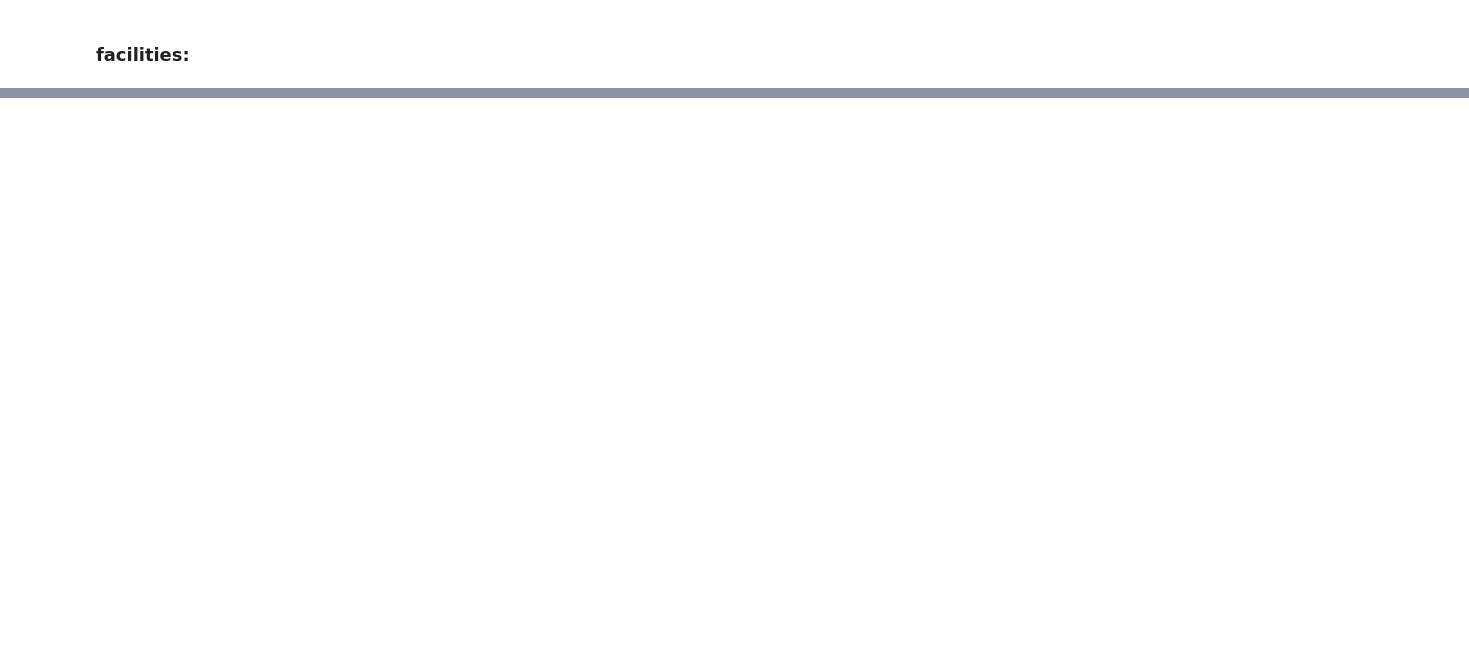
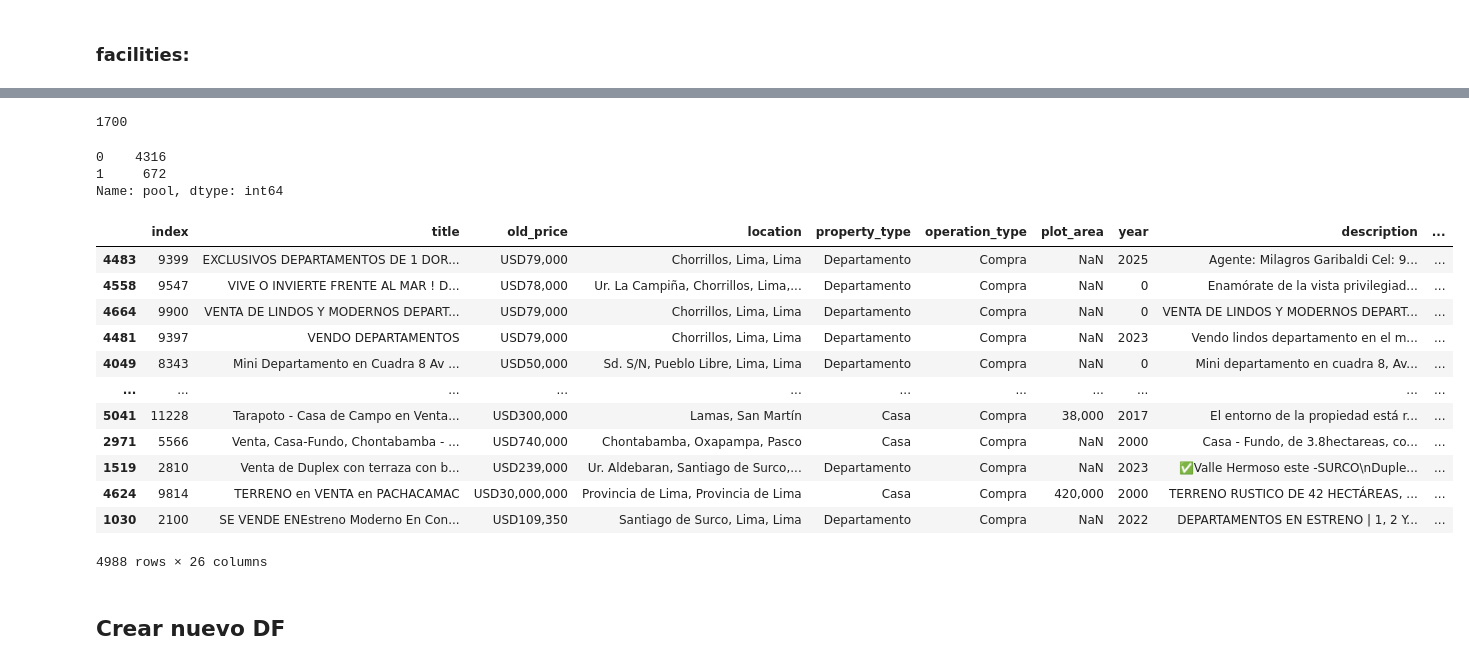
Before and after one commit to HugoGT/Vibi_model, a Jupyter notebook: ETL/mitula_ETL.ipynb, the cells around one changed output, grey strips where cells are left out. Cells and saved outputs as stored; diff of their text form; code cells hidden in the pictures; blank space fills up the shorter version.

```diff
--- a/ETL/mitula_ETL.ipynb
+++ b/ETL/mitula_ETL.ipynb
@@ -276,5 +310,5 @@ def process_nearby_locations(row):
         return None
 
 # Aplica la función a todas las filas de la columna "nearby_locations" y crea una nueva columna "processed_locations"
-mitula_2["processed_locations"] = mitula_2.apply(process_nearby_locations, axis=1)
+mitula_2["nearby_locations"] = mitula_2.apply(process_nearby_locations, axis=1)
 # %%
@@ -297,7 +329,7 @@ Name: processed_locations, Length: 4936, dtype: object
 # %%
 locations = dict()
 
-for locations_list in mitula_2["processed_locations"]:
+for locations_list in mitula_2["nearby_locations"]:
     if isinstance(locations_list, list):
         for facility in locations_list:
             facility = facility.strip().replace(",", "")
@@ -441,0 +430,56 @@ mitula_3 = mitula_2[['price_USD', 'area_combined', 'rooms',  'baths', 'half_bath
+# %%
+locations['Ascensor']
+# %% [output]
+1700
+# %%
+mitula_2['parking'] = 0
+mitula_2['security'] = 0
+mitula_2['elevator'] = 0
+mitula_2['rest_area'] = 0
+mitula_2['pool'] = 0
+
+# Definir las palabras clave
+keywords = {
+    'parking': r'Estacionamiento',
+    'security': r'Seguridad|Alarma',
+    'elevator': r'Ascensor',
+    'rest_area': r'Balcón|Terraza|Caseta de vigilancia|Jardín|Patio',
+    'pool': r'Jacuzzi|Piscina'
+}
+
+
+# Iterar a través de las filas y asignar 1 si la palabra clave está presente
+for index, row in mitula_2.iterrows():
+    locations = row['facilities']
+    if isinstance(locations, list):
+        locations = ', '.join(locations)
+    for col, keyword in keywords.items():
+        if re.search(keyword, locations):
+            mitula_2.at[index, col] = 1
+# %%
+mitula_2["pool"].value_counts()
+# %% [output]
+0    4316
+1     672
+Name: pool, dtype: int64
+# %%
+#Quedó un area mal colocada
+mitula_2.loc[329, "area"] = 85
+# %%
+mitula_2.sort_values(by= "area")
+# %% [output]
+|  | index | title | old_price | location | property_type | operation_type | plot_area | year | description | ... |
+| 4483 | 9399 | EXCLUSIVOS DEPARTAMENTOS DE 1 DOR... | USD79,000 | Chorrillos, Lima, Lima | Departamento | Compra | NaN | 2025 | Agente: Milagros Garibaldi Cel: 9... | ... |
+| 4558 | 9547 | VIVE O INVIERTE FRENTE AL MAR ! D... | USD78,000 | Ur. La Campiña, Chorrillos, Lima,... | Departamento | Compra | NaN | 0 | Enamórate de la vista privilegiad... | ... |
+| 4664 | 9900 | VENTA DE LINDOS Y MODERNOS DEPART... | USD79,000 | Chorrillos, Lima, Lima | Departamento | Compra | NaN | 0 | VENTA DE LINDOS Y MODERNOS DEPART... | ... |
+| 4481 | 9397 | VENDO DEPARTAMENTOS | USD79,000 | Chorrillos, Lima, Lima | Departamento | Compra | NaN | 2023 | Vendo lindos departamento en el m... | ... |
+| 4049 | 8343 | Mini Departamento en Cuadra 8 Av ... | USD50,000 | Sd. S/N, Pueblo Libre, Lima, Lima | Departamento | Compra | NaN | 0 | Mini departamento en cuadra 8, Av... | ... |
+| ... | ... | ... | ... | ... | ... | ... | ... | ... | ... | ... |
+| 5041 | 11228 | Tarapoto - Casa de Campo en Venta... | USD300,000 | Lamas, San Martín | Casa | Compra | 38,000 | 2017 | El entorno de la propiedad está r... | ... |
+| 2971 | 5566 | Venta, Casa-Fundo, Chontabamba - ... | USD740,000 | Chontabamba, Oxapampa, Pasco | Casa | Compra | NaN | 2000 | Casa - Fundo, de 3.8hectareas, co... | ... |
+| 1519 | 2810 | Venta de Duplex con terraza con b... | USD239,000 | Ur. Aldebaran, Santiago de Surco,... | Departamento | Compra | NaN | 2023 | ✅Valle Hermoso este -SURCO\nDuple... | ... |
+| 4624 | 9814 | TERRENO en VENTA en PACHACAMAC | USD30,000,000 | Provincia de Lima, Provincia de Lima | Casa | Compra | 420,000 | 2000 | TERRENO RUSTICO DE 42 HECTÁREAS, ... | ... |
+| 1030 | 2100 | SE VENDE ENEstreno Moderno En Con... | USD109,350 | Santiago de Surco, Lima, Lima | Departamento | Compra | NaN | 2022 | DEPARTAMENTOS EN ESTRENO | 1, 2 Y... | ... |
+4988 rows × 26 columns
+# %% [markdown]
+## Crear nuevo DF
```
Also changed, not shown: parts of 58 cells of this notebook.
